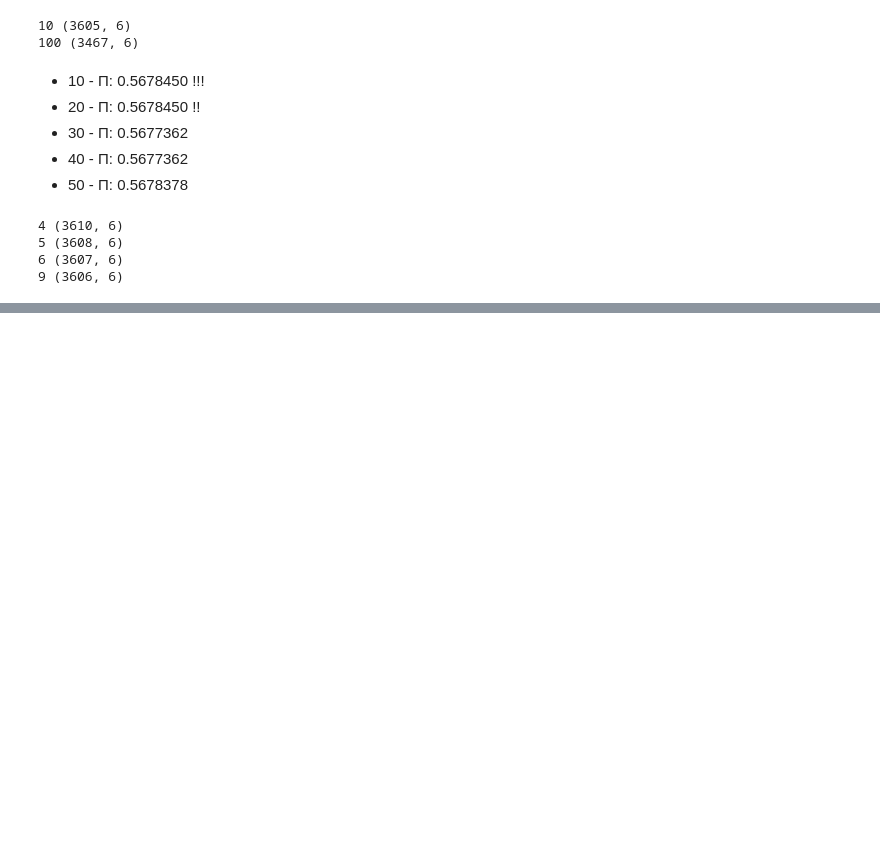
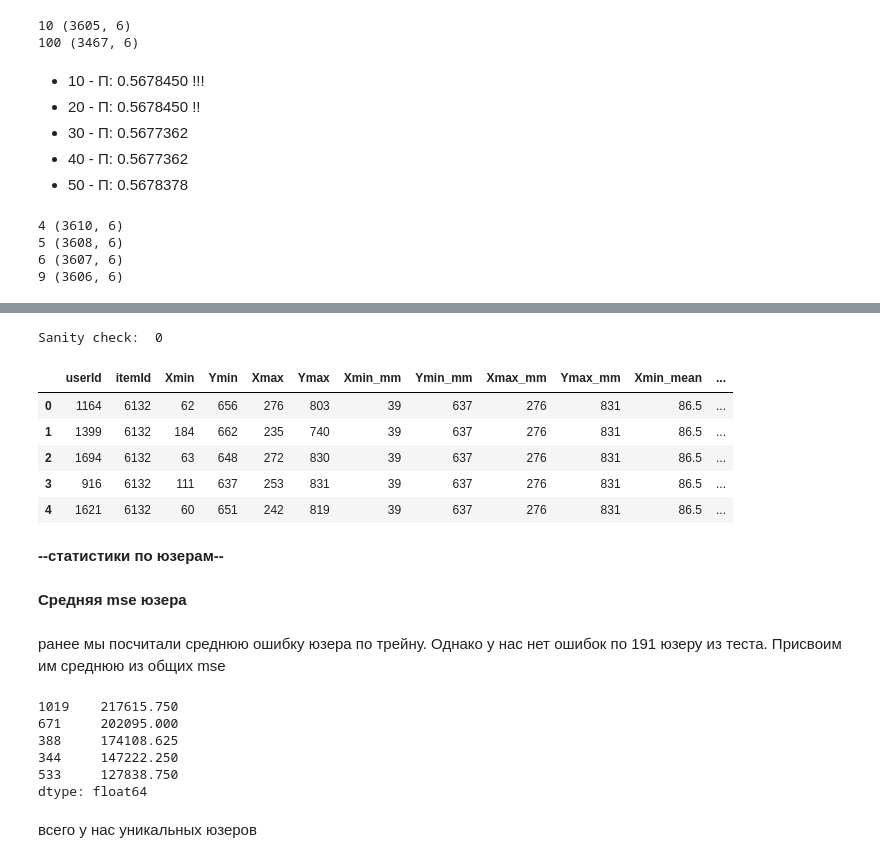
Before and after one commit to KonstantinKlepikov/mlbootcamp, a Jupyter notebook: moderator_baseline.ipynb, the cells around one changed output, grey strips where cells are left out. Saved outputs shown, nothing was run; the diff lists cells and outputs as text; code cells hidden in the pictures; blank space fills up the shorter version.

```diff
--- a/moderator_baseline.ipynb
+++ b/moderator_baseline.ipynb
@@ -533,0 +700,31 @@ submission_nofails.to_csv('submission_nofails10_minus1.csv', index=False, header
+# %%
+full_features["perimeter"] = (full_features["Xmax"] - full_features["Xmin"] + full_features["Ymax"] - full_features["Ymin"])*2
+full_features["perimeter_mm"] = (full_features["Xmax_mm"] - full_features["Xmin_mm"] + full_features["Ymax_mm"] - full_features["Ymin_mm"])*2
+# %%
+print("Sanity check: ", sum(full_features.index - full.index))
+full_features.head()
+# %% [output]
+Sanity check:  0
+|  | userId | itemId | Xmin | Ymin | Xmax | Ymax | Xmin_mm | Ymin_mm | Xmax_mm | Ymax_mm | Xmin_mean | ... |
+| 0 | 1164 | 6132 | 62 | 656 | 276 | 803 | 39 | 637 | 276 | 831 | 86.5 | ... |
+| 1 | 1399 | 6132 | 184 | 662 | 235 | 740 | 39 | 637 | 276 | 831 | 86.5 | ... |
+| 2 | 1694 | 6132 | 63 | 648 | 272 | 830 | 39 | 637 | 276 | 831 | 86.5 | ... |
+| 3 | 916 | 6132 | 111 | 637 | 253 | 831 | 39 | 637 | 276 | 831 | 86.5 | ... |
+| 4 | 1621 | 6132 | 60 | 651 | 242 | 819 | 39 | 637 | 276 | 831 | 86.5 | ... |
+# %% [markdown]
+**--статистики по юзерам--**
+# %% [markdown]
+**Средняя mse юзера**
+# %% [markdown]
+ранее мы посчитали среднюю ошибку юзера по трейну. Однако у нас нет ошибок по 191 юзеру из теста. Присвоим им среднюю из общих mse
+# %%
+user_fails.head()
+# %% [output]
+1019    217615.750
+671     202095.000
+388     174108.625
+344     147222.250
+533     127838.750
+dtype: float64
+# %% [markdown]
+всего у нас уникальных юзеров
```
Also changed, not shown: parts of 62 cells of this notebook.
